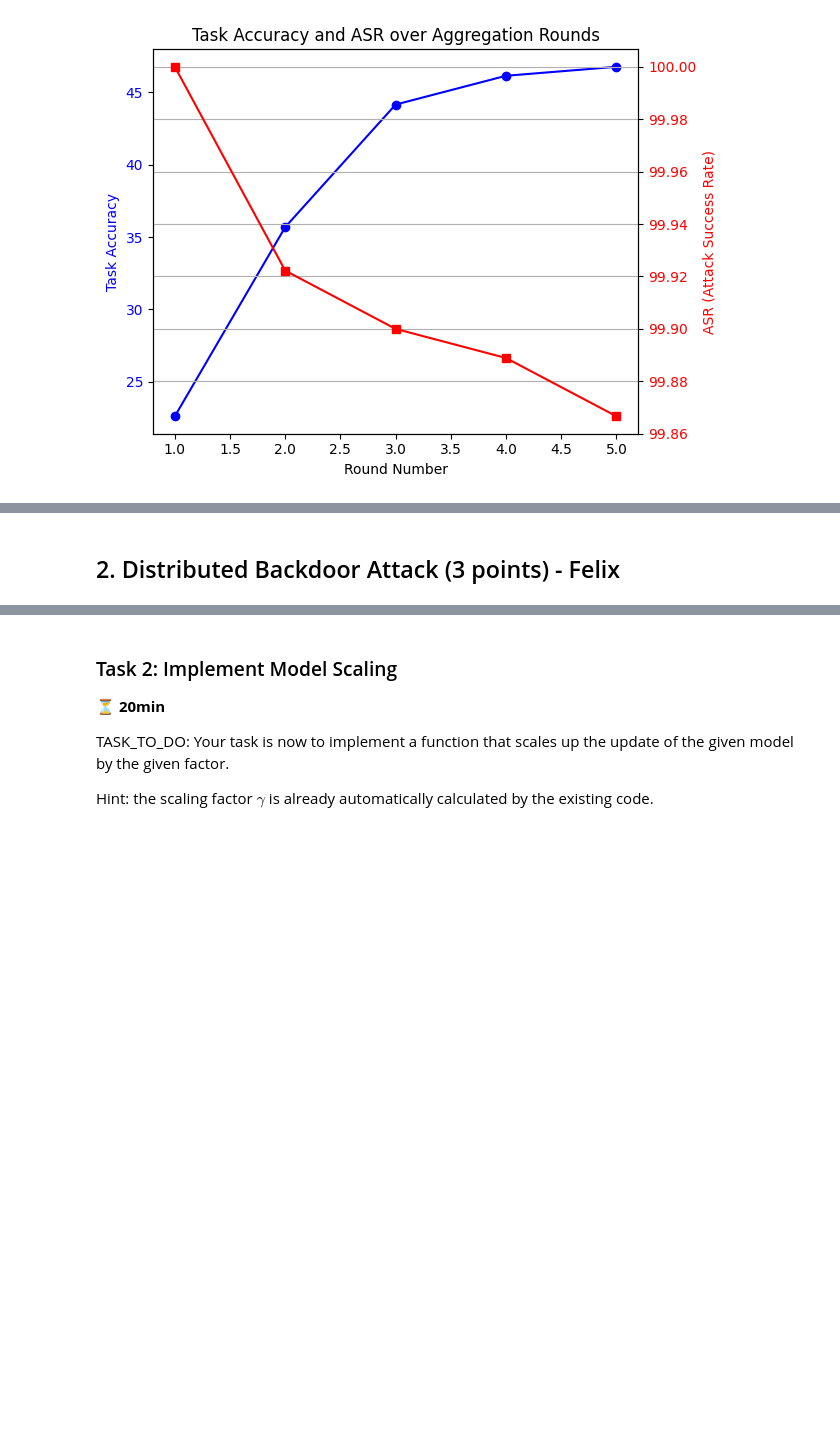
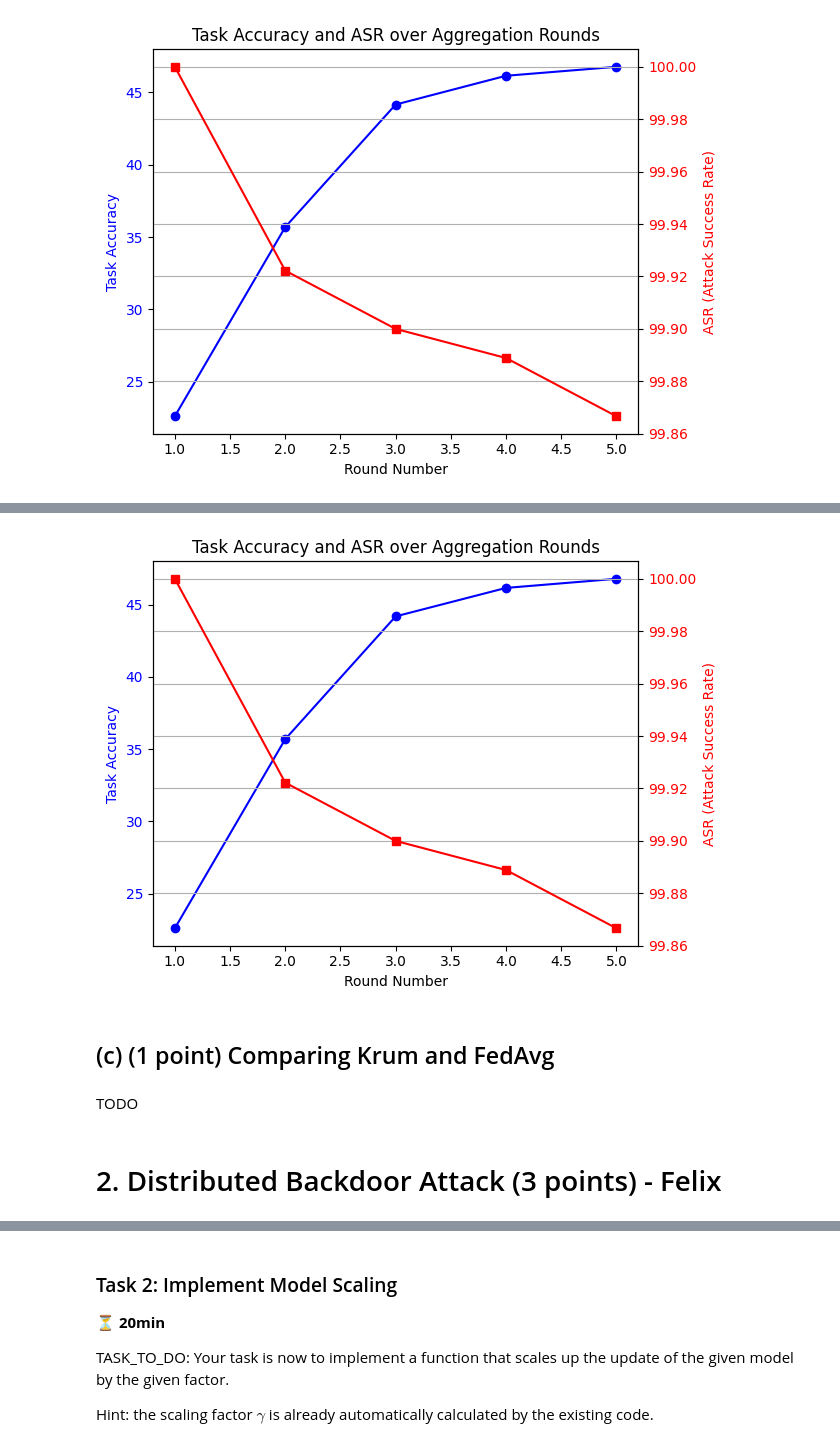
Before and after one commit to aschroede/SPML, a Jupyter notebook: Homework/Homework3/Homework3.ipynb, the cells around one changed output, grey strips where cells are left out. Drawn from its saved outputs; the diff is of its cells as text; code cells hidden in the pictures; blank space fills up the shorter version.

Commit message:
Added krum aggregation to assignment 3

```diff
--- a/Homework/Homework3/Homework3.ipynb
+++ b/Homework/Homework3/Homework3.ipynb
@@ -630,7 +650,7 @@ Prediction Distribution: {3: 1024}
 We simulate the FL setup for model aggregation.
 # %%
 all_models = all_trained_benign_weights + [trained_poisoned_weights]
-aggregated_weights = aggregate_weights(all_models, global_model_state_dict)
+aggregated_weights = aggregate_weights_fedavg(all_models, global_model_state_dict)
 aggregated_model.load_state_dict(aggregated_weights)
 # %% [output]
 2025-06-05 11:02:10.546062: Aggregate 21 models
@@ -662,8 +682,10 @@ evaluate_model(aggregated_model, name='Aggregated Model', test_data=test_data, b
 Here we will do 5 aggregation rounds with 3 benign and 2 malicious clients
 # %%
-def FL_aggregation_round(model):
+def FL_aggregation_round(model, aggregation_function):
     '''
     # Conducts one round of federated learning and returns the new aggregated model
+    # model is the global model
+    #
     '''
 
     model_state_dict = model.state_dict()
@@ -684,7 +706,7 @@ def FL_aggregation_round(model):
 
     # Aggregate the benign and poisoned weights together
     all_model_weights = all_trained_benign_weights + all_trained_poisoned_weights
-    aggregated_weights = aggregate_weights(all_model_weights, model_state_dict)
+    aggregated_weights = aggregation_function(all_model_weights, model_state_dict)
     aggregated_model.load_state_dict(aggregated_weights)
 
     return aggregated_model
@@ -811,0 +732,13 @@ Aggregation round: 5/5...
+# %%
+import copy
+# instantiate the model from scratch to avoid any artifacts from training code above
+global_model = ResNet18Light('GlobalModel')
+global_model.to(COMPUTATION_DEVICE)
+
+# Load pretraiend model
+global_model_state_dict = torch.load('R0099.pt', map_location=COMPUTATION_DEVICE)
+global_model.load_state_dict(global_model_state_dict)
+
+# Do training with Fedavg
+aggregation_round_stats = full_training(global_model, aggregate_weights_fedavg)
+print(aggregation_round_stats)
@@ -848,0 +805,13 @@ plot_results(aggregation_round_stats)
+# %%
+import copy
+# instantiate the model from scratch to avoid any artifacts from training code above
+global_model = ResNet18Light('GlobalModel')
+global_model.to(COMPUTATION_DEVICE)
+
+# Load pretraiend model
+global_model_state_dict = torch.load('R0099.pt', map_location=COMPUTATION_DEVICE)
+global_model.load_state_dict(global_model_state_dict)
+
+# Do training with Fedavg
+training_stats = full_training(global_model, aggregate_weights_krum)
+print(training_stats)
@@ -849,3 +911,11 @@ plot_results(aggregation_round_stats)
+# %%
+plot_results(training_stats)
+# %% [output]
+[figure, added]
+# %% [markdown]
+## (c) (1 point) Comparing Krum and FedAvg
+# %% [markdown]
+TODO
 # %% [markdown]
-## 2. Distributed Backdoor Attack (3 points) - Felix
+# 2. Distributed Backdoor Attack (3 points) - Felix
 # %% [markdown]
```
Also changed, not shown: parts of 15 cells of this notebook, 2 other files.
